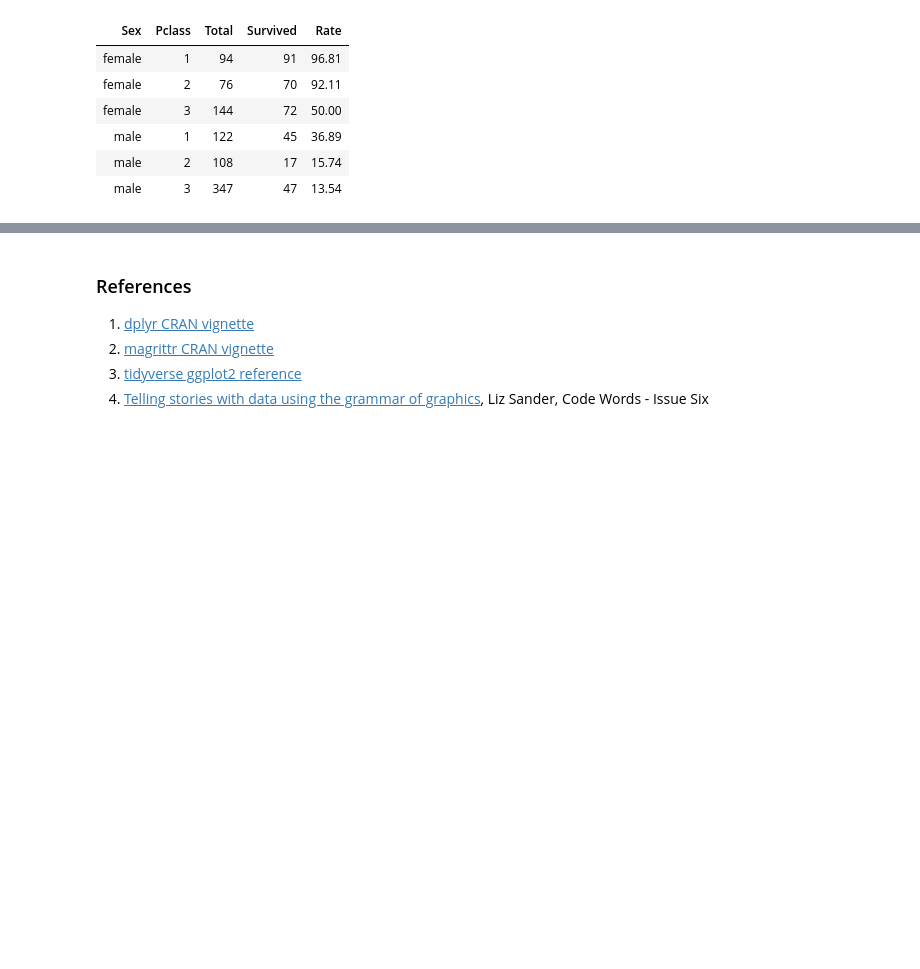
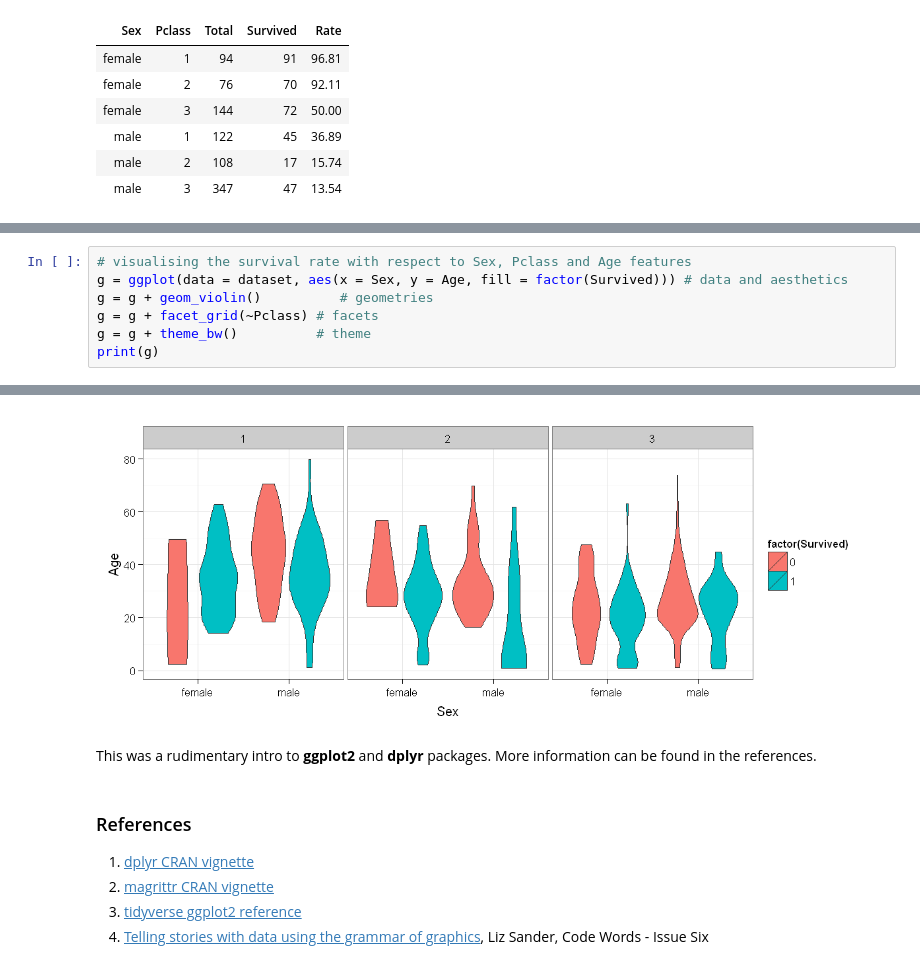
Before and after one commit to shettysindhu63/myblog, a Jupyter notebook: posts/lifesaver-r-packages-part-1.ipynb, the cells around one changed output, grey strips where cells are left out. Cells and saved outputs as stored; diff of their text form; blank space fills up the shorter version.

```diff
--- a/posts/lifesaver-r-packages-part-1.ipynb
+++ b/posts/lifesaver-r-packages-part-1.ipynb
@@ -95,0 +105,8 @@ As the tables get bigger, it will become difficult to interpret the numbers. Thi
+# %%
+# visualising the survival rate with respect to Sex, Pclass and Age features
+g = ggplot(data = dataset, aes(x = Sex, y = Age, fill = factor(Survived))) # data and aesthetics
+g = g + geom_violin()          # geometries
+g = g + facet_grid(~Pclass) # facets
+g = g + theme_bw()          # theme
+print(g)
+# %% [output]
@@ -96,3 +117,6 @@ As the tables get bigger, it will become difficult to interpret the numbers. Thi
+[figure, added]
+# %% [markdown]
+This was a rudimentary intro to **ggplot2** and **dplyr** packages. More information can be found in the references.
 # %% [markdown]
 ### References
 
```
Also changed, not shown: parts of 6 cells of this notebook, 3 other files.
